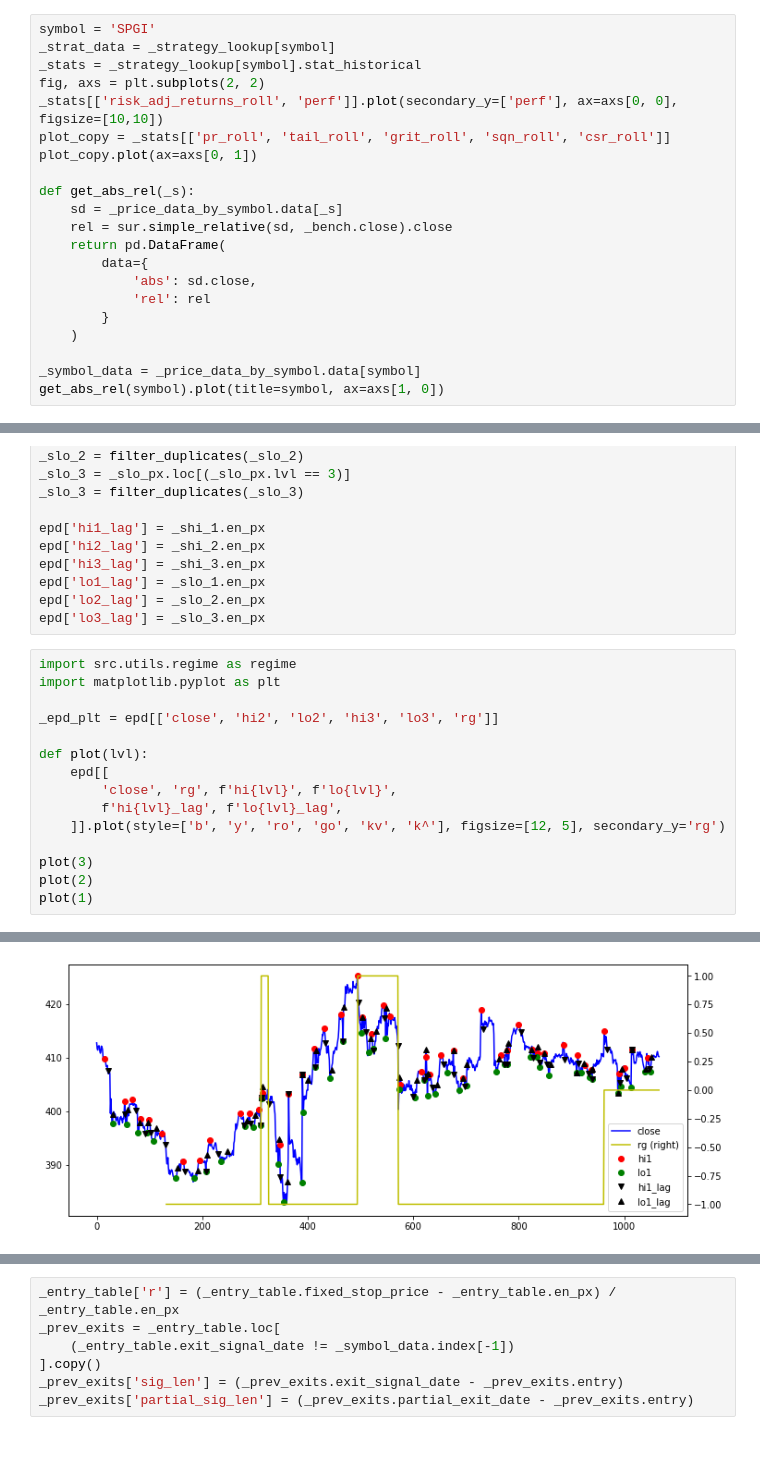
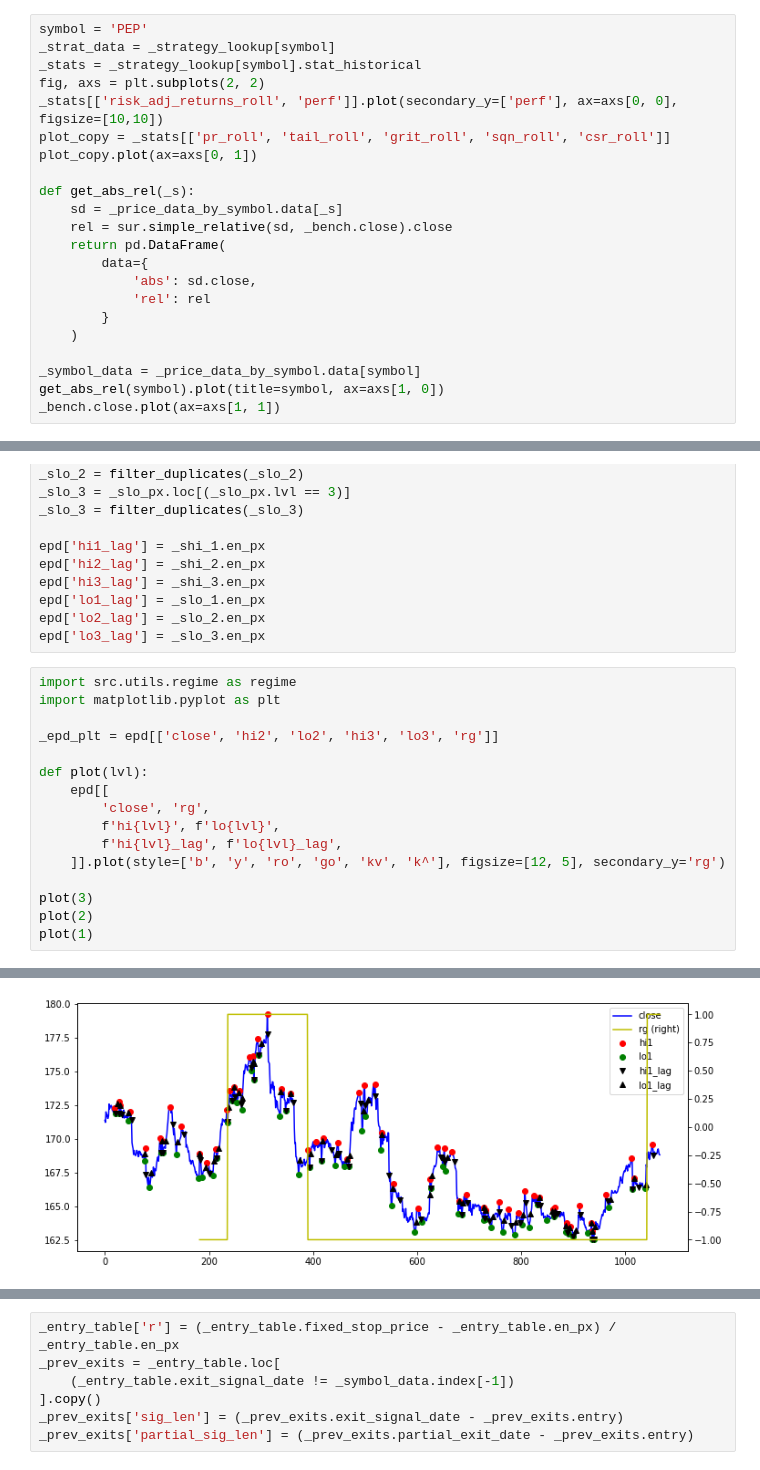
Before and after one commit to bjahnke/blue_bird_pms, a Jupyter notebook: src/backtester.ipynb, the cells around one changed output, grey strips where cells are left out. Cells and saved outputs as stored; diff of their text form.

```diff
--- a/src/backtester.ipynb
+++ b/src/backtester.ipynb
@@ -30,7 +30,7 @@ _strategy_overview = pd.read_csv(_data_loader.file_path('stat_overview_15m.csv')
 
 _price_data_by_symbol = sbtu.PriceGlob(_price_data).swap_level()
 # %%
-symbol = 'SPGI'
+symbol = 'PEP'
 _strat_data = _strategy_lookup[symbol]
 _stats = _strategy_lookup[symbol].stat_historical
 fig, axs = plt.subplots(2, 2)
@@ -50,4 +50,5 @@ def get_abs_rel(_s):
 
 _symbol_data = _price_data_by_symbol.data[symbol]
 get_abs_rel(symbol).plot(title=symbol, ax=axs[1, 0])
+_bench.close.plot(ax=axs[1, 1])
 # %% [output]
@@ -104,7 +105,8 @@ _epd_plt = epd[['close', 'hi2', 'lo2', 'hi3', 'lo3', 'rg']]
 
 def plot(lvl):
     epd[[
-        'close', 'rg', f'hi{lvl}', f'lo{lvl}',
+        'close', 'rg',
+        f'hi{lvl}', f'lo{lvl}',
         f'hi{lvl}_lag', f'lo{lvl}_lag',
     ]].plot(style=['b', 'y', 'ro', 'go', 'kv', 'k^'], figsize=[12, 5], secondary_y='rg')
 
@@ -117,4 +119,4 @@ plot(1)
-[figure, old version]
+[figure, new version]
 # %%
 fig, axs = plt.subplots(1, 5)
 _strategy_overview.weight_total.plot.hist(bins=20, ax=axs[0], figsize=(20, 5))
```
Also changed, not shown: parts of 6 cells of this notebook, 6 other files.
